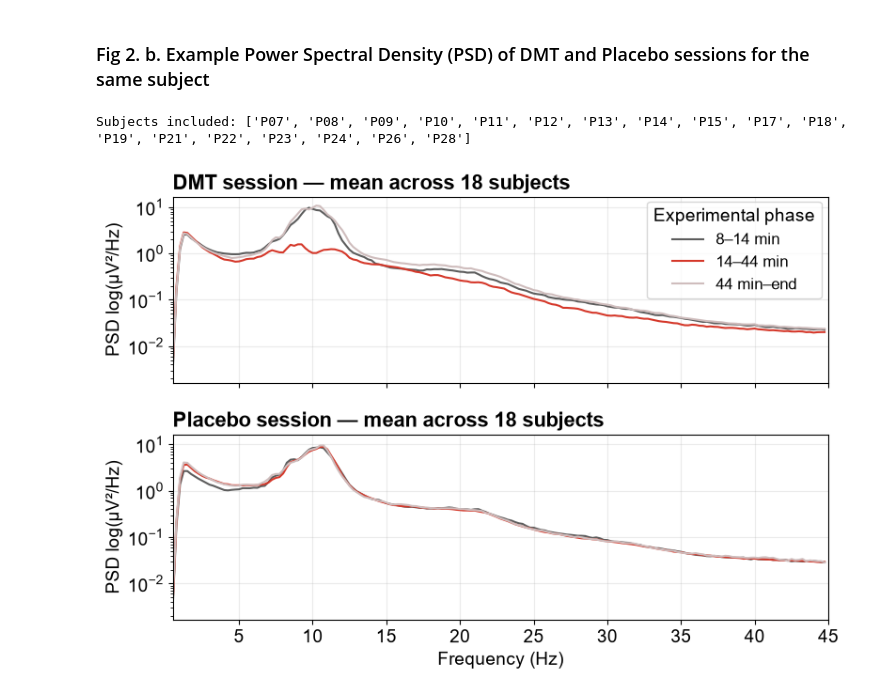
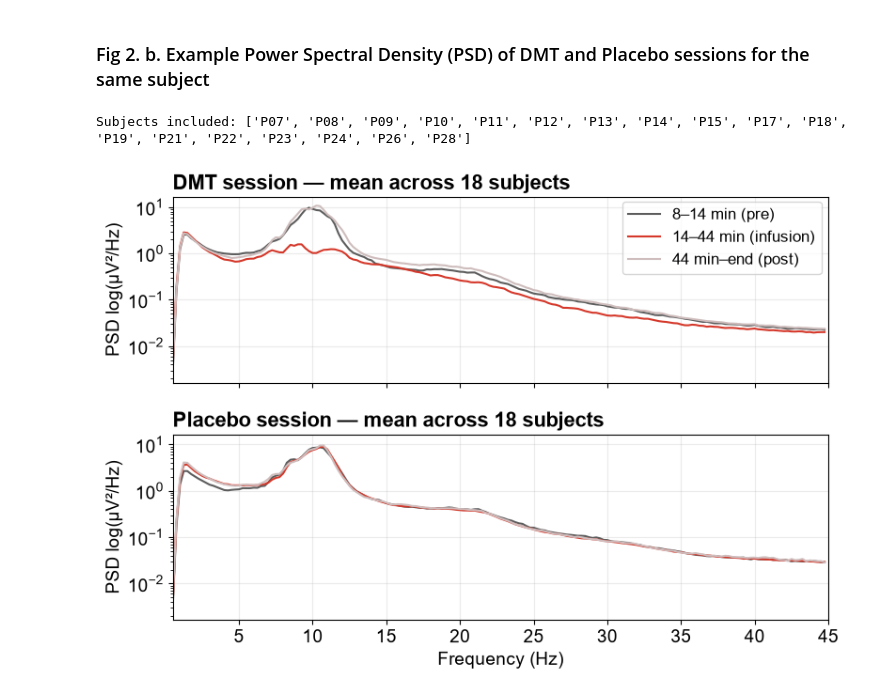
Before and after one commit to rubenherzog/dmt_hypnodensities, a Jupyter notebook: notebooks/06_figure2.ipynb, the cells around one changed output. Cells and saved outputs as stored; diff of their text form; code cells hidden in the pictures.

```diff
--- a/notebooks/06_figure2.ipynb
+++ b/notebooks/06_figure2.ipynb
@@ -104,6 +83,0 @@ data
-# %%
-# Keep only the rows where the absolute_start is between 0 and max_time_seconds
-data.loc[data['absolute_start'].between(0, max_time_seconds)]
-print("Data shape after filtering for max_time_seconds:", data.shape)
-
-probability_columns = [f'prob_{stage}' for stage in stages]
@@ -116,11 +84,3 @@ probability_columns
-# %%
-trajectory = (
-    data
-    .groupby('absolute_start', as_index=False)[probability_columns]
-    .mean()
-    .sort_values('absolute_start')
-)
-trajectory['time_min'] = trajectory['absolute_start'] / 60
 # %% [markdown]
 ### Main script
 # %%
@@ -323,32 +233,17 @@ Figure saved to C:\Users\Bruna\Documents\Cogmaster\M1\S2\dmt_hypnodensities_outp
 # %% [markdown]
 ### Fig 2. b. Example Power Spectral Density (PSD) of DMT and Placebo sessions for the same subject
 # %%
-# Fig. 2b — phase-specific PSDs for one participant
-from pathlib import Path
-
-import matplotlib.pyplot as plt
-import numpy as np
-import pandas as pd
-
-PSD_RECORDINGS_DIR = Path(
-    'D:/DMT_data/last results/02_hypnodensity_psd_000s/outputs/'
-    'gap_sensitivity_000s_gssc_yasa_sleepfm_cpu_v1/recordings'
-)
-PSD_SESSIONS_BY_CONDITION = {'placebo': ('D1',), 'DMT': ('D5', 'D2')}
 FREQUENCY_RANGE_HZ = (0.5, 45)
 
 # The intervals are [8, 14), [14, 44), and [44, end) minutes.
-PHASES = ('8–14 min', '14–44 min', '44 min–end')
+PHASES = ('8–14 min (pre)', '14–44 min (infusion)', '44 min–end (post)')
 PHASE_BINS_MIN = (8, 14, 44, np.inf)
-PHASE_COLORS = {'8–14 min': '#5d5d5dff', '14–44 min': '#d5382aff', '44 min–end': '#cfbdbdff'}
-
-if not PSD_RECORDINGS_DIR.is_dir():
-    raise FileNotFoundError(f'Recordings directory not found: {PSD_RECORDINGS_DIR}')
+PHASE_COLORS = {'8–14 min (pre)': '#5d5d5dff', '14–44 min (infusion)': '#d5382aff', '44 min–end (post)': '#cfbdbdff'}
 
 def find_psd_recording(subject, condition, sessions, suffix):
     """Find one session, preferring the earlier entries in ``sessions``."""
     for session in sessions:
-        matches = sorted(PSD_RECORDINGS_DIR.glob(f'*{subject}{session}*{suffix}'))
+        matches = sorted(RECORDINGS_DIR.glob(f'*{subject}{session}*{suffix}'))
         if len(matches) == 1:
             return matches[0], session
         if len(matches) > 1:
@@ -360,10 +255,10 @@ def find_psd_recording(subject, condition, sessions, suffix):
 
 def load_phase_psd(subject, condition):
     spectrum_path, session = find_psd_recording(
-        subject, condition, PSD_SESSIONS_BY_CONDITION[condition], '_spectra.parquet'
+        subject, condition, sessions_by_condition[condition], '_spectra.parquet'
     )
     hypnodensity_path, _ = find_psd_recording(
-        subject, condition, PSD_SESSIONS_BY_CONDITION[condition], '_hypnodensities.parquet'
+        subject, condition, sessions_by_condition[condition], '_hypnodensities.parquet'
     )
 
     # Spectra have no timestamps. Hypnodensity rows provide one absolute start time
@@ -412,64 +307,49 @@ for axis, condition in zip(axes, ("DMT", "placebo")):
 
     all_subject_psds = pd.concat(subject_psds, ignore_index=True)
 
-    summary_phase_psd = (
-    all_subject_psds
-    .groupby(["phase", "frequency_hz"], observed=True)["power"]
-    .agg(mean="mean", std="std")
-    .reset_index()
-    .sort_values(["phase", "frequency_hz"])
-)
+    mean_phase_psd = (
+        all_subject_psds
+        .groupby(["phase", "frequency_hz"], observed=True, as_index=False)["power"]
+        .mean()
+        .sort_values(["phase", "frequency_hz"])
+    )
 
     for phase in PHASES:
-        values = summary_phase_psd.loc[
-            summary_phase_psd["phase"].eq(phase)
+        values = mean_phase_psd.loc[
+            mean_phase_psd["phase"].eq(phase)
         ]
 
-        frequency = values["frequency_hz"]
-        mean = values["mean"]
-        std = values["std"].fillna(0)
-
         axis.plot(
-            frequency,
-            mean,
+            values["frequency_hz"],
+            values["power"],
             color=PHASE_COLORS[phase],
             label=phase,
             linewidth=1.5,
-        )
-
-        axis.fill_between(
-            frequency,
-            mean - std,
-            mean + std,
-            color=PHASE_COLORS[phase],
-            alpha=0.2,
-            linewidth=0,
         )
 
     title = condition.capitalize() if condition == "placebo" else condition
     axis.set_title(
         f"{title} session — mean across {len(subject_psds)} subjects",
         loc="left",
         fontweight="bold",
-    )mean
+    )
     axis.set_ylabel("PSD log(µV²/Hz)")
     axis.grid(alpha=0.25)
 
 axes[-1].set_xlabel("Frequency (Hz)")
 axes[-1].set_yscale("log")
 axes[-1].set_xlim(*FREQUENCY_RANGE_HZ)
 
 handles, labels = axes[0].get_legend_handles_labels()
 fig.legend(
     handles,
     labels,
-    title="Experimental phase",
     loc="upper right",
     bbox_to_anchor=(0.901, 0.866),
 )
 
 fig.subplots_adjust(top=0.86, hspace=0.28)
 plt.show()
 # %% [output]
 Subjects included: ['P07', 'P08', 'P09', 'P10', 'P11', 'P12', 'P13', 'P14', 'P15', 'P17', 'P18', 'P19', 'P21', 'P22', 'P23', 'P24', 'P26', 'P28']
-[figure, old version]
+[figure, new version]
```
Also changed, not shown: parts of 14 cells of this notebook, 1 other file.
